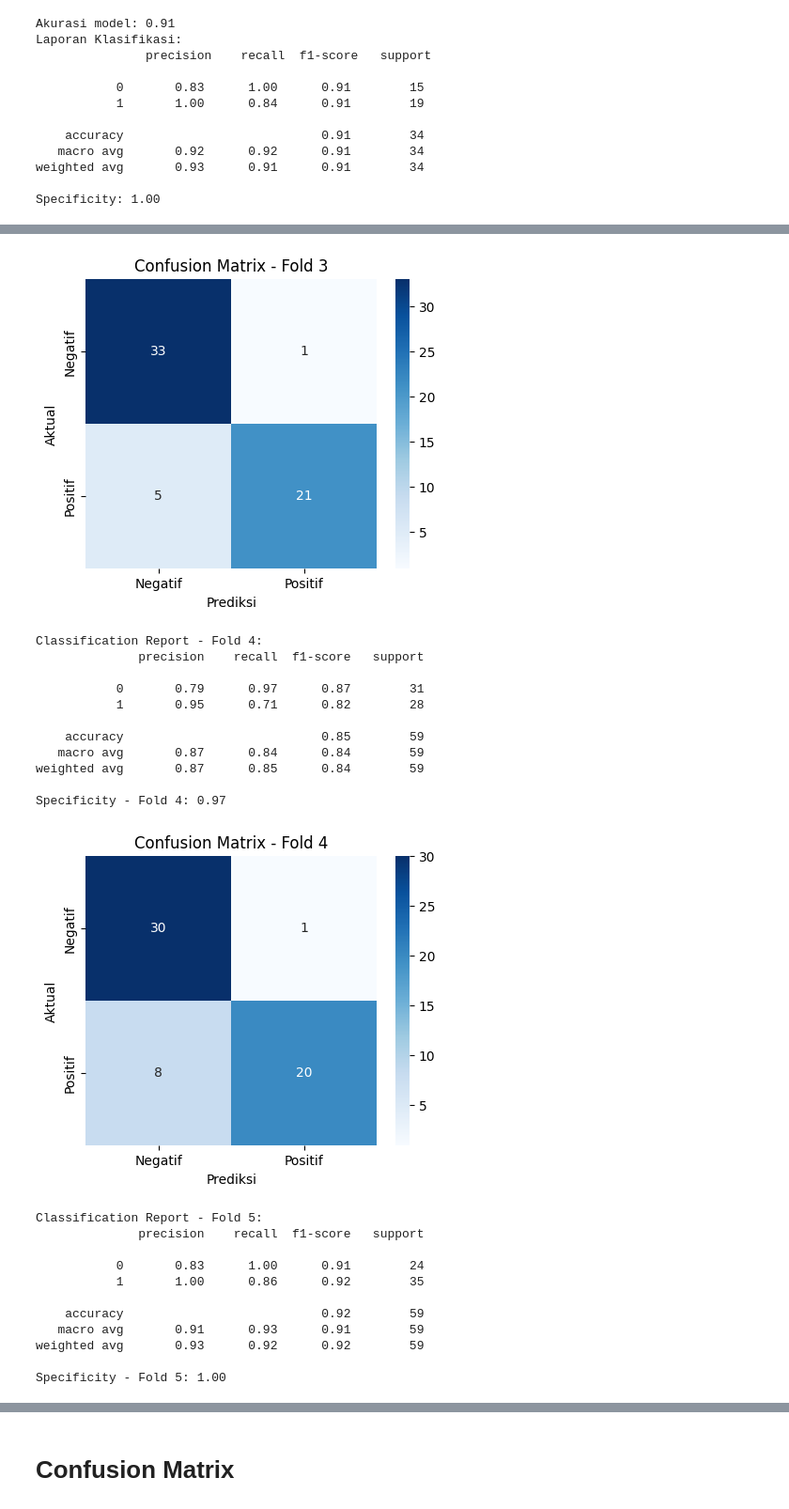
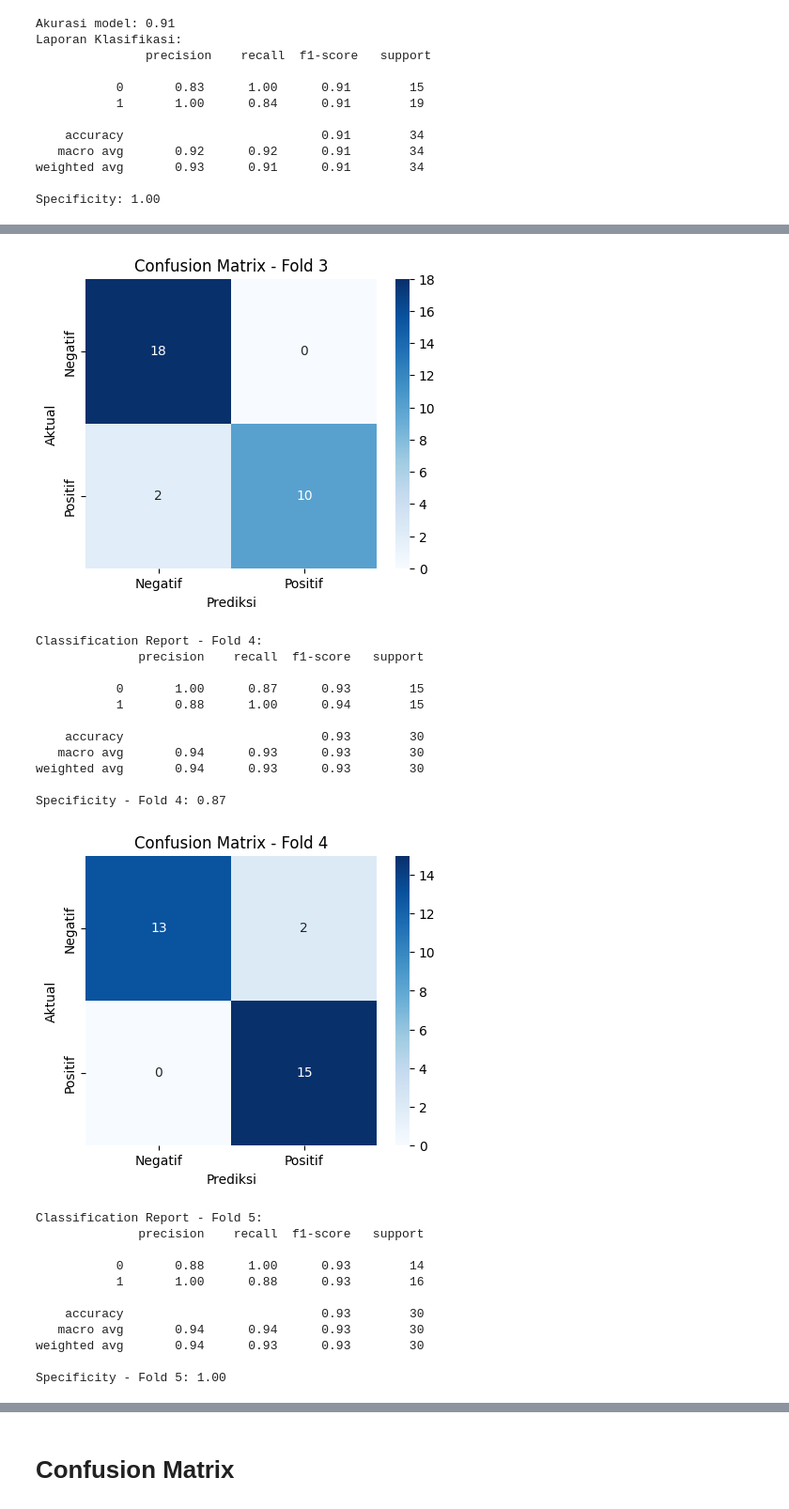
Before and after one commit to vaniasahdaa/skripsi, a Jupyter notebook: scen3_coding.ipynb, the cells around one changed output, grey strips where cells are left out. Shown at 94% size. Saved outputs shown, nothing was run; the diff lists cells and outputs as text; code cells hidden in the pictures.

```diff
--- a/scen3_coding.ipynb
+++ b/scen3_coding.ipynb
@@ -724,7 +724,7 @@ x = response_train
 y = y_train
 
 # Inisialisasi objek KFold untuk 5-fold cross-validation
-kf = KFold(n_splits=5, shuffle=True, random_state=30)
+kf = KFold(n_splits=10, shuffle=True, random_state=30)
 
 # Lakukan 5-fold cross-validation
 scores = cross_val_score(logistic_model, x, y, cv=kf, scoring='accuracy')
@@ -839,7 +852,7 @@ x = response_train
 y = y_train
 
 # Inisialisasi objek KFold untuk 5-fold cross-validation
-kf = KFold(n_splits=5, shuffle=True, random_state=30)
+kf = KFold(n_splits=10, shuffle=True, random_state=30)
 
 # Lakukan 5-fold cross-validation
 scores = cross_val_score(naive_bayes_model, x, y, cv=kf, scoring='accuracy')
@@ -955,7 +981,7 @@ x = response_train
 y = y_train
 
 # Inisialisasi objek KFold untuk 5-fold cross-validation
-kf = KFold(n_splits=5, shuffle=True, random_state=30)
+kf = KFold(n_splits=10, shuffle=True, random_state=30)
 
 # Lakukan 5-fold cross-validation
 scores = cross_val_score(ensemble_model, x, y, cv=kf, scoring='accuracy')
@@ -1030,24 +1056,24 @@ Specificity - Fold 3: 0.97
-[figure, old version]
+[figure, new version]
 Classification Report - Fold 4:
               precision    recall  f1-score   support
 
-           0       0.79      0.97      0.87        31
-           1       0.95      0.71      0.82        28
+           0       1.00      0.87      0.93        15
+           1       0.88      1.00      0.94        15
 
-    accuracy                           0.85        59
-   macro avg       0.87      0.84      0.84        59
-weighted avg       0.87      0.85      0.84        59
+    accuracy                           0.93        30
+   macro avg       0.94      0.93      0.93        30
+weighted avg       0.94      0.93      0.93        30
 
-Specificity - Fold 4: 0.97
+Specificity - Fold 4: 0.87
-[figure, old version]
+[figure, new version]
 Classification Report - Fold 5:
               precision    recall  f1-score   support
 
-           0       0.83      1.00      0.91        24
-           1       1.00      0.86      0.92        35
+           0       0.88      1.00      0.93        14
+           1       1.00      0.88      0.93        16
 
-    accuracy                           0.92        59
-   macro avg       0.91      0.93      0.91        59
-weighted avg       0.93      0.92      0.92        59
+    accuracy                           0.93        30
+   macro avg       0.94      0.94      0.93        30
+weighted avg       0.94      0.93      0.93        30
 
 Specificity - Fold 5: 1.00
```
Also changed, not shown: parts of 7 cells of this notebook.
